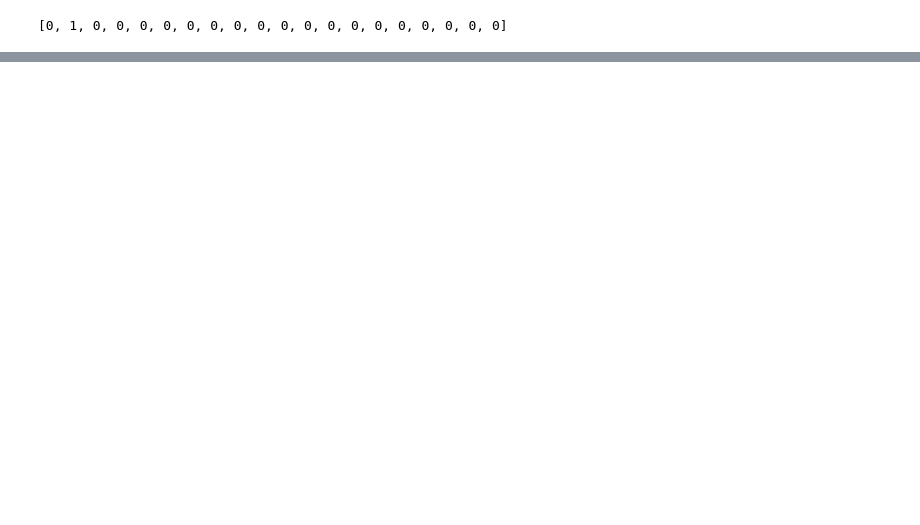
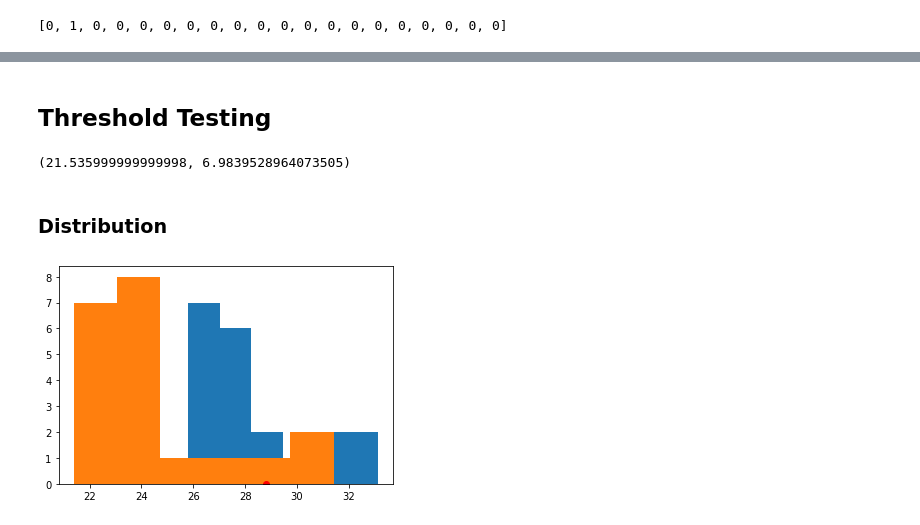
Before and after one commit to gr8monk3ys/Omron-computer-vision, a Jupyter notebook: testing_models.ipynb, the cells around one changed output, grey strips where cells are left out. Drawn from its saved outputs; the diff is of its cells as text; code cells hidden in the pictures; blank space fills up the shorter version.

Commit message:
updated thresholds and coefficients

```diff
--- a/testing_models.ipynb
+++ b/testing_models.ipynb
@@ -213,2 +219,21 @@ a.thresholds['left']
+# %% [markdown]
+## Threshold Testing
+# %%
+a.thresholds['left']
+# %% [output]
+(21.535999999999998, 6.9839528964073505)
 # %%
 [a.score(im,"left") for im in np.array(images['left'])]
+# %% [markdown]
+### Distribution
+# %%
+ori = "right"
+res1 = [a.score(im,ori) for im in np.array(images[ori])]
+res2 = [a.score(im,ori) for im in np.array(a.get_ref(ori))]
+# %%
+plt.hist(list(map(lambda x: x[0] ,res1)),bins=6)
+plt.hist(list(map(lambda x: x[0] ,res2)),bins=6)
+plt.scatter(a.thresholds[ori][0] + .5*a.thresholds[ori][1],0,color='red')
+plt.show()
+# %% [output]
+[figure, added]
```
Also changed, not shown: parts of 22 cells of this notebook, 2 other files.
